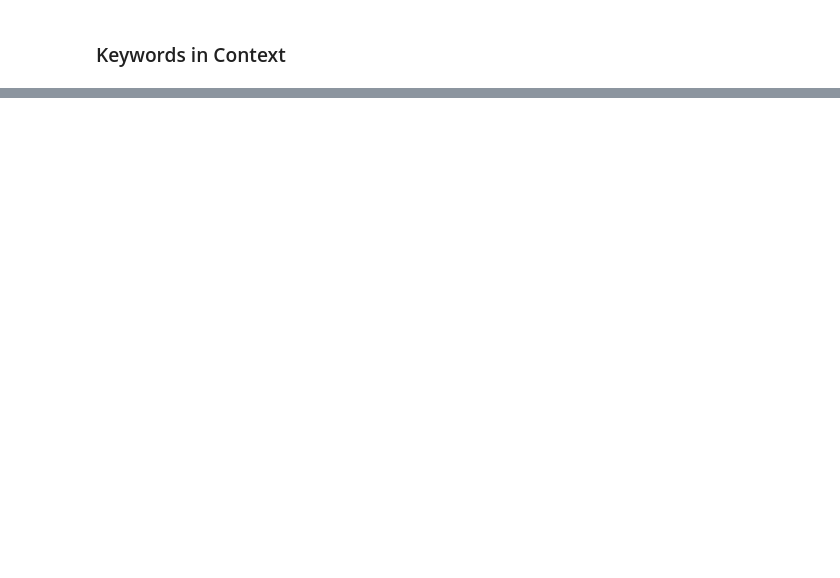
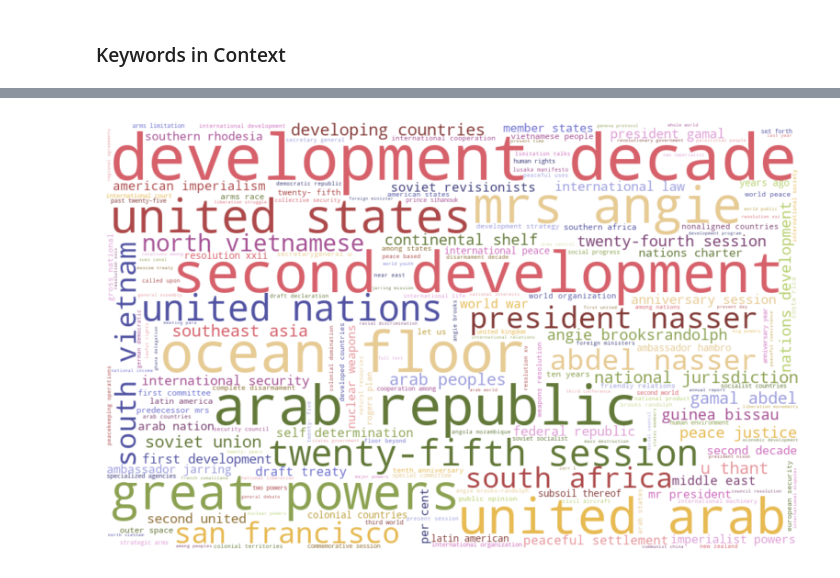
Before and after one commit to shane-kercheval/nlp-template, a Jupyter notebook: source/executables/text_eda.ipynb, the cells around one changed output, grey strips where cells are left out. Drawn from its saved outputs; the diff is of its cells as text; code cells hidden in the pictures; blank space fills up the shorter version.

```diff
--- a/source/executables/text_eda.ipynb
+++ b/source/executables/text_eda.ipynb
@@ -224,0 +346,17 @@ for x in contexts:
+# %%
+tf_idf_per_year = tf_idf(
+    df=df,
+    tokens_column='bi_grams',
+    segment_columns = 'year',
+    min_frequency_corpus=3,
+    min_frequency_document=3,
+)
+# %%
+stop_words = ['twenty-fifth anniversary', 'twenty-five years', 'twenty years', 'twenty fifth']
+tokens_to_show = tf_idf_per_year.query('year == 1970').reset_index()
+tokens_to_show = tokens_to_show[~tokens_to_show.token.isin(stop_words)]
+tokens_to_show = tokens_to_show[['token', 'tf-idf']].set_index('token')
+tokens_to_show = tokens_to_show.to_dict()['tf-idf']
+plot_wordcloud(tokens_to_show);
+# %% [output]
+[figure, added]
```
Also changed, not shown: parts of 39 cells of this notebook.
